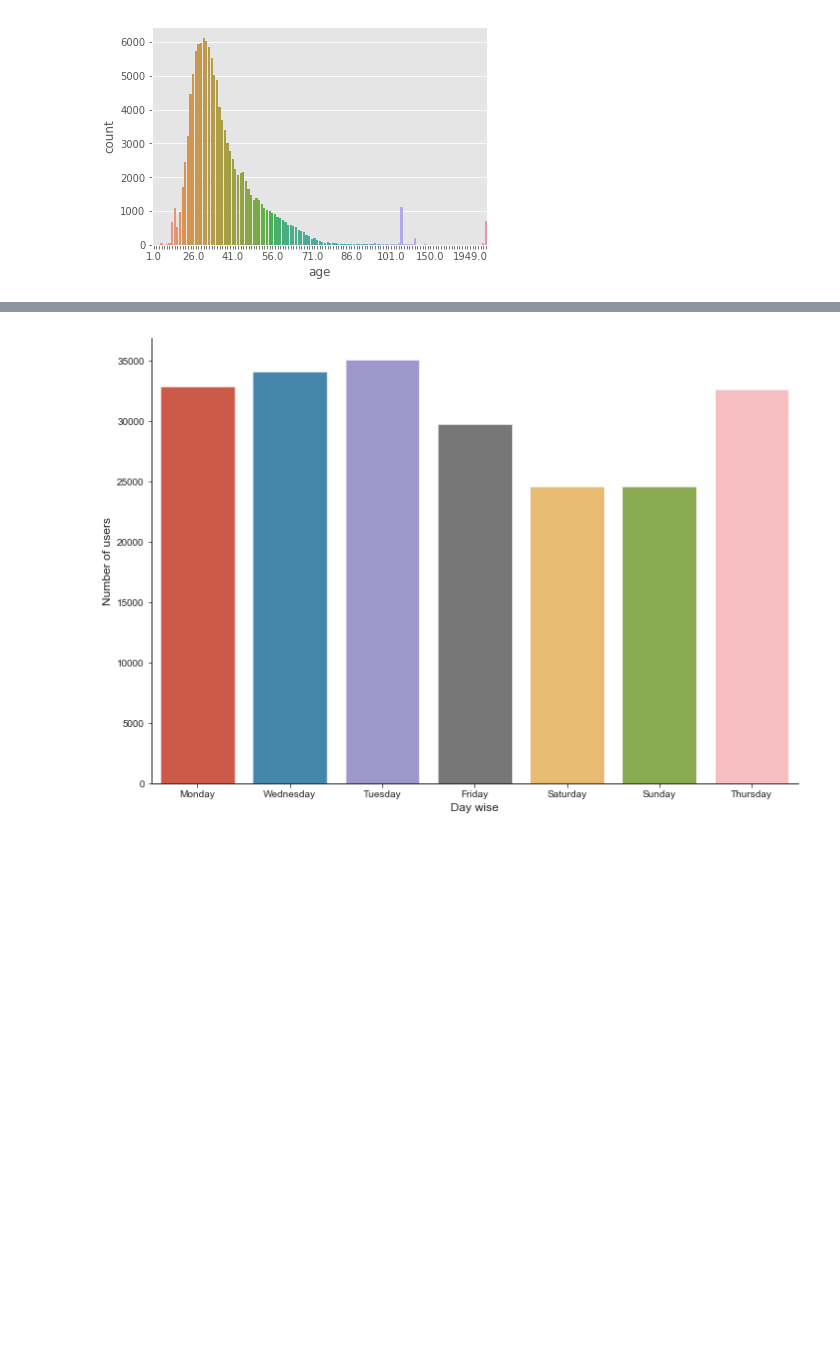
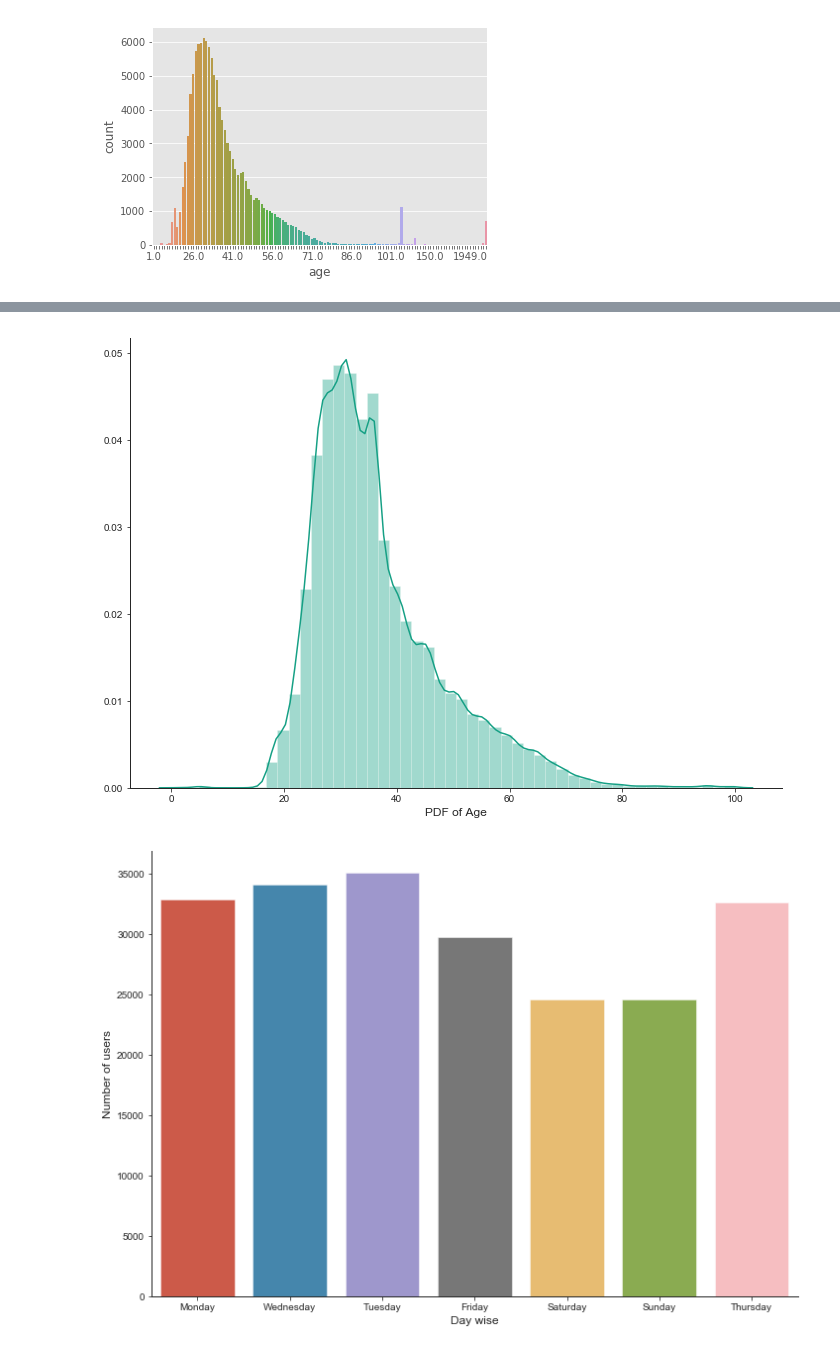
Before and after one commit to rchagani/Airbnb-Kaggle-competition, a Jupyter notebook: Airbnb final updated.ipynb, the cells around one changed output, grey strips where cells are left out. Saved outputs shown, nothing was run; the diff lists cells and outputs as text; code cells hidden in the pictures; blank space fills up the shorter version.

```diff
--- a/Airbnb final updated.ipynb
+++ b/Airbnb final updated.ipynb
@@ -172,7 +181,7 @@ sns.distplot(train.age.dropna(), color='#16A085')
 plt.xlabel('PDF of Age')
 sns.despine()
 
-Observations :
+#Observations :
 #1 .  Majority of the users are between age 25 and 40 years . [ 72% ]
 #2 .  There are some age values which are less than 16 years [ 0.006% ](not allowed)
 # %% [output]
@@ -180,3 +188,4 @@ SyntaxError: invalid syntax (<ipython-input-13-de080763eb9d>, line 9)
+[figure, added]
 # %%
 train['date_account_created_new'] = pd.to_datetime(train['date_account_created'])
 train['date_first_active_new'] = pd.to_datetime((train.timestamp_first_active // 1000000), format='%Y%m%d')
```
Also changed, not shown: parts of 17 cells of this notebook.
